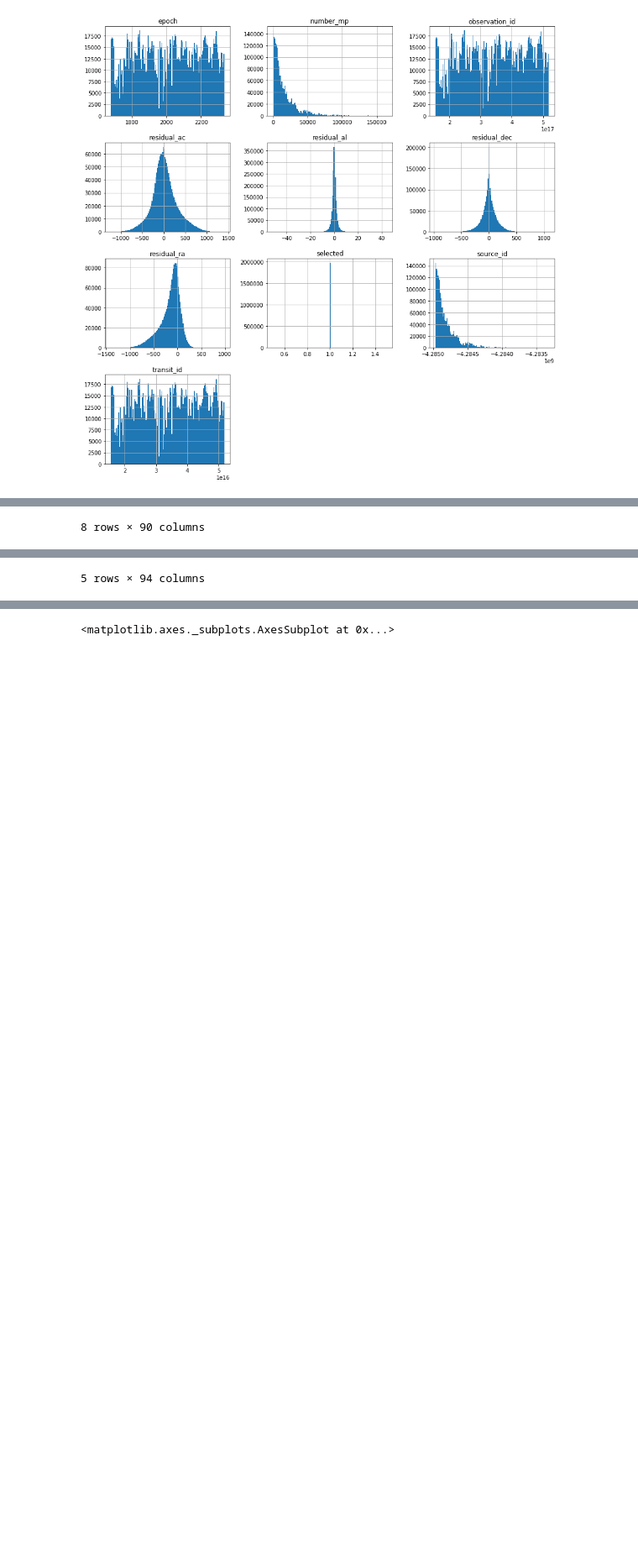
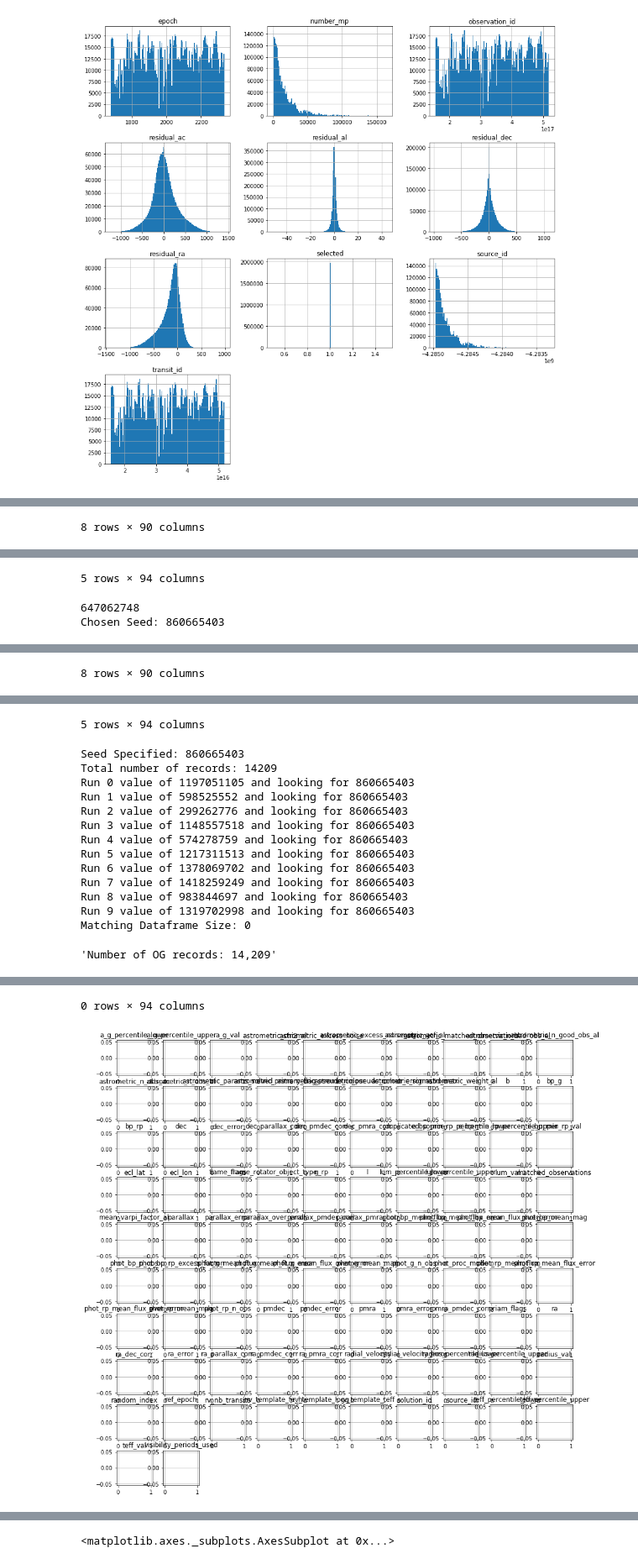
Before and after one commit to JSitter/gaia_visualization_notebook, a Jupyter notebook: Basic Descriptive Stats.ipynb, the cells around one changed output, grey strips where cells are left out. Shown at 84% size. Drawn from its saved outputs; the diff is of its cells as text; code cells hidden in the pictures; blank space fills up the shorter version.

```diff
--- a/Basic Descriptive Stats.ipynb
+++ b/Basic Descriptive Stats.ipynb
@@ -127,5 +247,8 @@ array([[<matplotlib.axes._subplots.AxesSubplot object at 0x...>,
 # %%
 df = stats("GaiaSource_2851858288640_1584379458008952960.csv")
+
+df = stats("GaiaSource_1000172165251650944_1000424567594791808.csv")
+hist(df, seed=seed)
 # %% [output]
 |  | solution_id | source_id | random_index | ref_epoch | ra | ra_error | dec | dec_error | parallax | ... |
 | count | 1.000000e+06 | 1.000000e+06 | 1.000000e+06 | 1000000.0 | 1000000.000000 | 1000000.000000 | 1000000.000000 | 1000000.000000 | 992537.000000 | ... |
@@ -144,3 +267,5 @@ df = stats("GaiaSource_2851858288640_1584379458008952960.csv")
 | 3 | 1635721458409799680 | Gaia DR2 9281425163264 | 9281425163264 | 1074475725 | 2015.5 | 45.165008 | 0.045778 | 0.200060 | 0.040007 | ... |
 | 4 | 1635721458409799680 | Gaia DR2 12545600306304 | 12545600306304 | 614396172 | 2015.5 | 45.234476 | 0.034646 | 0.318159 | 0.033514 | ... |
 5 rows × 94 columns
+647062748
+Chosen Seed: 860665403
@@ -146,0 +281 @@ df = stats("GaiaSource_2851858288640_1584379458008952960.csv")
+8 rows × 90 columns
@@ -146,0 +288,15 @@ df = stats("GaiaSource_2851858288640_1584379458008952960.csv")
+5 rows × 94 columns
+Seed Specified: 860665403
+Total number of records: 14209
+Run 0 value of 1197051105 and looking for 860665403
+Run 1 value of 598525552 and looking for 860665403
+Run 2 value of 299262776 and looking for 860665403
+Run 3 value of 1148557518 and looking for 860665403
+Run 4 value of 574278759 and looking for 860665403
+Run 5 value of 1217311513 and looking for 860665403
+Run 6 value of 1378069702 and looking for 860665403
+Run 7 value of 1418259249 and looking for 860665403
+Run 8 value of 983844697 and looking for 860665403
+Run 9 value of 1319702998 and looking for 860665403
+Matching Dataframe Size: 0
+'Number of OG records: 14,209'
@@ -146,0 +304,2 @@ df = stats("GaiaSource_2851858288640_1584379458008952960.csv")
+0 rows × 94 columns
+[figure, added]
```
Also changed, not shown: parts of 17 cells of this notebook, 3 other files.
